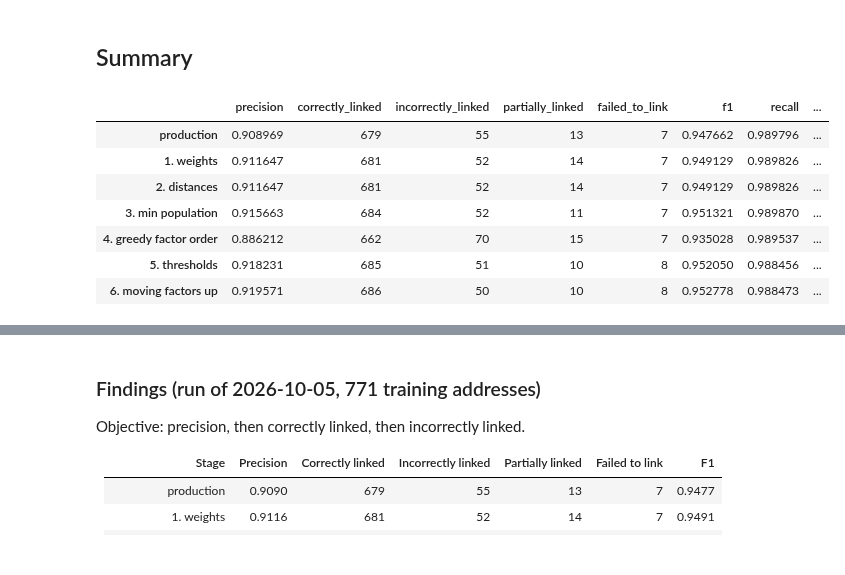
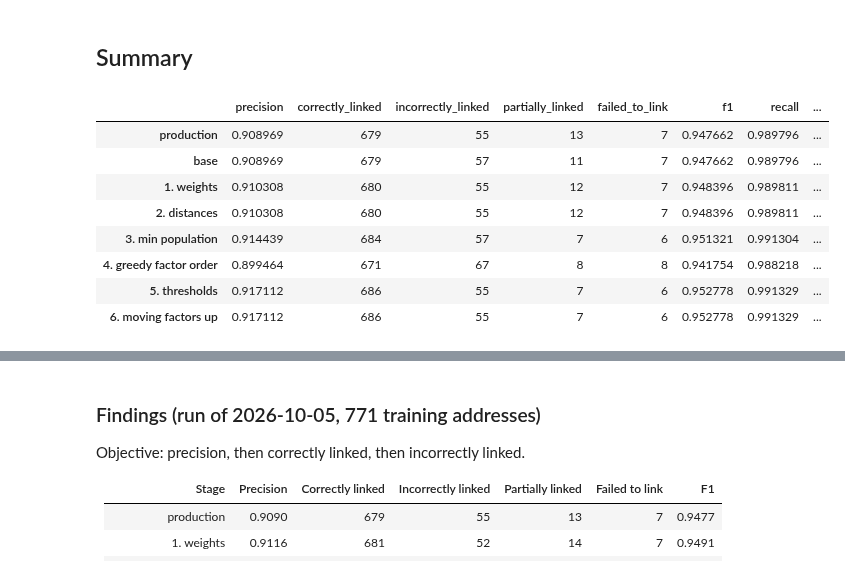
Before and after one commit to ISE-FIZKarlsruhe/bzk-address-parsing, a Jupyter notebook: disambiguation_optimization.ipynb, the cells around one changed output, grey strips where cells are left out. Cells and saved outputs as stored; diff of their text form; code cells hidden in the pictures.

Commit message:
Aplied optimized parameters (8.5 fp, 1.2 fn, 1.9 pl, 88.4 tp)

```diff
--- a/disambiguation_optimization.ipynb
+++ b/disambiguation_optimization.ipynb
@@ -102,3 +102,9 @@ DISAMBIGUATION_FACTOR_SECONDARY_PRIORITY = [
     'is_preferred_name': 0.05,
     'population_count': 0.05,
 }
+# %%
+base_congig = production_config.replace(
+    primary_priority = production_config.primary_priority + production_config.secondary_priority,
+    secondary_priority = tuple()
+)
+evaluator.evaluate({"base": production_config})
@@ -111,7 +120,7 @@ one, which weighs 1 or is excluded in turn; plus the other factors all at 2, and
 and all weights at 1 are evaluated as well. The best configuration of round 2 is the best overall, since round 2
 includes the best of round 1.
 # %%
-weights_round_1, weights_round_2 = opt.optimize_score_weights(evaluator, production_config)
+weights_round_1, weights_round_2 = opt.optimize_score_weights(evaluator, base_congig)
 weights_round_1.evaluations
 # %% [output]
 Best factor weighing 2 in round 1: fuzzy_similarity_score
@@ -475,23 +485,25 @@ after_order_mutation = order_mutation.best_config
 # %%
 stage_configs = {
     "production": production_config,
+    "base" : base_congig,
     "1. weights": after_weights,
     "2. distances": after_distances,
     "3. min population": after_population,
     "4. greedy factor order": order_search.best_config,
     "5. thresholds": after_thresholds,
     "6. moving factors up": after_order_mutation,
 }
 opt.compare_stages(evaluator, stage_configs)
 # %% [output]
 |  | precision | correctly_linked | incorrectly_linked | partially_linked | failed_to_link | f1 | recall | ... |
 | production | 0.908969 | 679 | 55 | 13 | 7 | 0.947662 | 0.989796 | ... |
-| 1. weights | 0.911647 | 681 | 52 | 14 | 7 | 0.949129 | 0.989826 | ... |
-| 2. distances | 0.911647 | 681 | 52 | 14 | 7 | 0.949129 | 0.989826 | ... |
-| 3. min population | 0.915663 | 684 | 52 | 11 | 7 | 0.951321 | 0.989870 | ... |
-| 4. greedy factor order | 0.886212 | 662 | 70 | 15 | 7 | 0.935028 | 0.989537 | ... |
-| 5. thresholds | 0.918231 | 685 | 51 | 10 | 8 | 0.952050 | 0.988456 | ... |
-| 6. moving factors up | 0.919571 | 686 | 50 | 10 | 8 | 0.952778 | 0.988473 | ... |
+| base | 0.908969 | 679 | 57 | 11 | 7 | 0.947662 | 0.989796 | ... |
+| 1. weights | 0.910308 | 680 | 55 | 12 | 7 | 0.948396 | 0.989811 | ... |
+| 2. distances | 0.910308 | 680 | 55 | 12 | 7 | 0.948396 | 0.989811 | ... |
+| 3. min population | 0.914439 | 684 | 57 | 7 | 6 | 0.951321 | 0.991304 | ... |
+| 4. greedy factor order | 0.899464 | 671 | 67 | 8 | 8 | 0.941754 | 0.988218 | ... |
+| 5. thresholds | 0.917112 | 686 | 55 | 7 | 6 | 0.952778 | 0.991329 | ... |
+| 6. moving factors up | 0.917112 | 686 | 55 | 7 | 6 | 0.952778 | 0.991329 | ... |
 # %%
 opt.deciding_factor_counts(evaluator, stage_configs)
 # %% [output]
```
Also changed, not shown: parts of 17 cells of this notebook, 5 other files.
